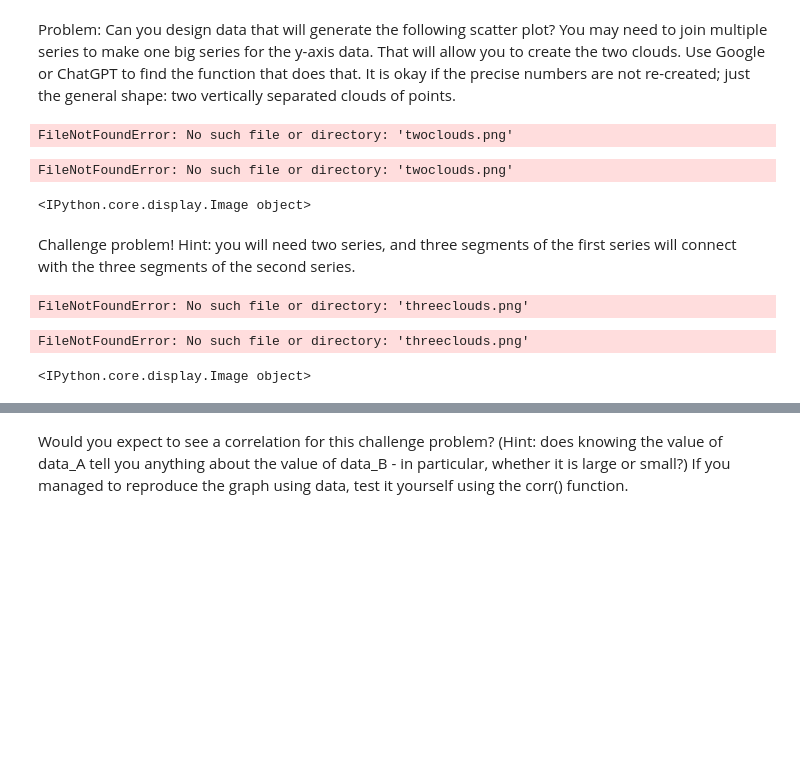
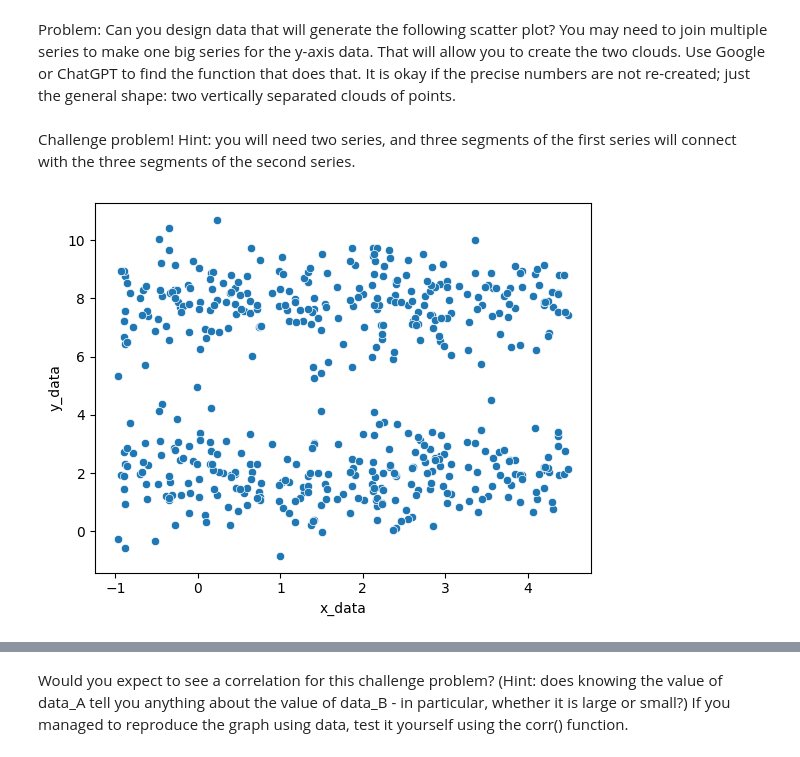
Before and after one commit to cwmckee91/dx699, a Jupyter notebook: 2025-spring-B2/ModB2-Week5-McKee-Chris.ipynb, the cells around one changed output, grey strips where cells are left out. Drawn from its saved outputs; the diff is of its cells as text; code cells hidden in the pictures; blank space fills up the shorter version.

```diff
--- a/2025-spring-B2/ModB2-Week5-McKee-Chris.ipynb
+++ b/2025-spring-B2/ModB2-Week5-McKee-Chris.ipynb
@@ -172,18 +172,31 @@ df_twonorm.plot.scatter(x = "data1", y = "data2")
 # %% [markdown]
 Problem: Can you design data that will generate the following scatter plot?  You may need to join multiple series to make one big series for the y-axis data.  That will allow you to create the two clouds. Use Google or ChatGPT to find the function that does that.  It is okay if the precise numbers are not re-created; just the general shape: two vertically separated clouds of points.
 # %%
-from IPython.display import Image
-Image("twoclouds.png")
+# from IPython.display import Image
+# Image("twoclouds.png")
-# %% [output]
-FileNotFoundError: No such file or directory: 'twoclouds.png'
-FileNotFoundError: No such file or directory: 'twoclouds.png'
-<IPython.core.display.Image object>
 # %% [markdown]
 Challenge problem!  Hint: you will need two series, and three segments of the first series will connect with the three segments of the second series.
+# %%
+import numpy as np
+import matplotlib.pyplot as plt
+import pandas as pd
+import seaborn as sns
+
+np.random.seed(0)
+
+x_vals = np.random.uniform(-1, 4.5, 500)
+cloud1 = np.random.normal(loc=8, scale=1, size=250)
+cloud2 = np.random.normal(loc=2, scale=1, size=250)
+
+x_combined = np.concatenate([x_vals[:250], x_vals[:250]])
+y_combined = np.concatenate([cloud1, cloud2])
+
+df = pd.DataFrame({'x_data': x_combined, 'y_data': y_combined})
+
+sns.scatterplot(data=df, x="x_data", y="y_data")
+plt.show()
+# %% [output]
+[figure, added]
 # %%
-from IPython.display import Image
-Image("threeclouds.png")
+# from IPython.display import Image
+# Image("threeclouds.png")
-# %% [output]
-FileNotFoundError: No such file or directory: 'threeclouds.png'
-FileNotFoundError: No such file or directory: 'threeclouds.png'
-<IPython.core.display.Image object>
```
Also changed, not shown: parts of 8 cells of this notebook.
